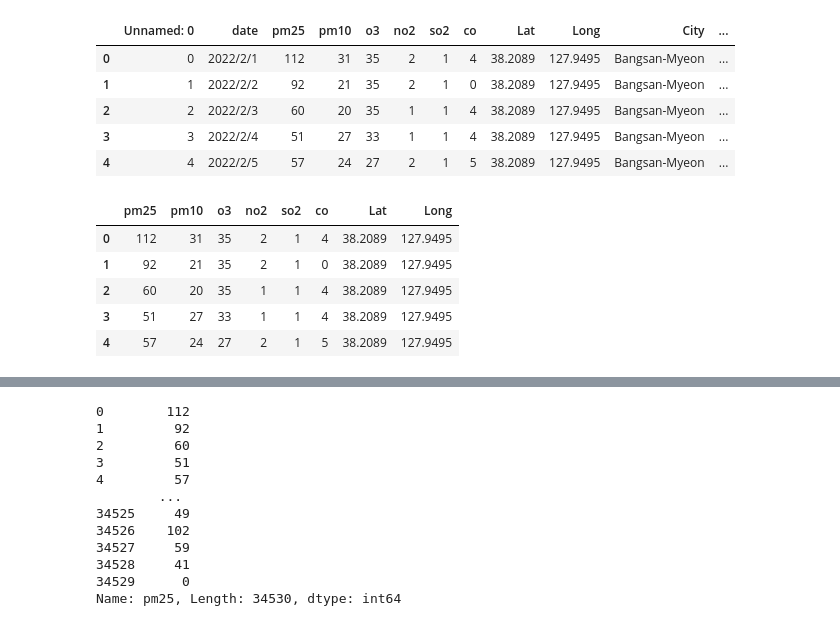
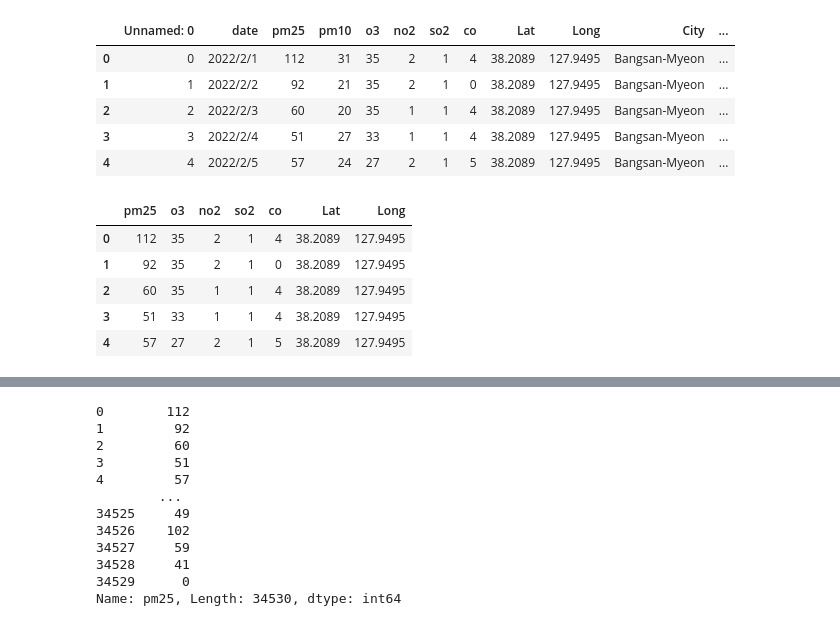
Before and after one commit to Kmdell/AI4ALL_repo, a Jupyter notebook: ai4all-south-korean-pollution.ipynb, the cells around one changed output, grey strips where cells are left out. Saved outputs shown, nothing was run; the diff lists cells and outputs as text; code cells hidden in the pictures.

```diff
--- a/ai4all-south-korean-pollution.ipynb
+++ b/ai4all-south-korean-pollution.ipynb
@@ -31,15 +31,15 @@ df.head()
 | 3 | 3 | 2022/2/4 | 51 | 27 | 33 | 1 | 1 | 4 | 38.2089 | 127.9495 | Bangsan-Myeon | ... |
 | 4 | 4 | 2022/2/5 | 57 | 24 | 27 | 2 | 1 | 5 | 38.2089 | 127.9495 | Bangsan-Myeon | ... |
 # %%
-new_df = df.drop(columns=['Unnamed: 0','date','City','District', 'Country'])
+new_df = df.drop(columns=['pm10','Unnamed: 0','date','City','District', 'Country'])
 new_df.head()
 # %% [output]
-|  | pm25 | pm10 | o3 | no2 | so2 | co | Lat | Long |
-| 0 | 112 | 31 | 35 | 2 | 1 | 4 | 38.2089 | 127.9495 |
-| 1 | 92 | 21 | 35 | 2 | 1 | 0 | 38.2089 | 127.9495 |
-| 2 | 60 | 20 | 35 | 1 | 1 | 4 | 38.2089 | 127.9495 |
-| 3 | 51 | 27 | 33 | 1 | 1 | 4 | 38.2089 | 127.9495 |
-| 4 | 57 | 24 | 27 | 2 | 1 | 5 | 38.2089 | 127.9495 |
+|  | pm25 | o3 | no2 | so2 | co | Lat | Long |
+| 0 | 112 | 35 | 2 | 1 | 4 | 38.2089 | 127.9495 |
+| 1 | 92 | 35 | 2 | 1 | 0 | 38.2089 | 127.9495 |
+| 2 | 60 | 35 | 1 | 1 | 4 | 38.2089 | 127.9495 |
+| 3 | 51 | 33 | 1 | 1 | 4 | 38.2089 | 127.9495 |
+| 4 | 57 | 27 | 2 | 1 | 5 | 38.2089 | 127.9495 |
 # %%
 new_df.describe()
 # %% [output]
```
Also changed, not shown: parts of 7 cells of this notebook.
